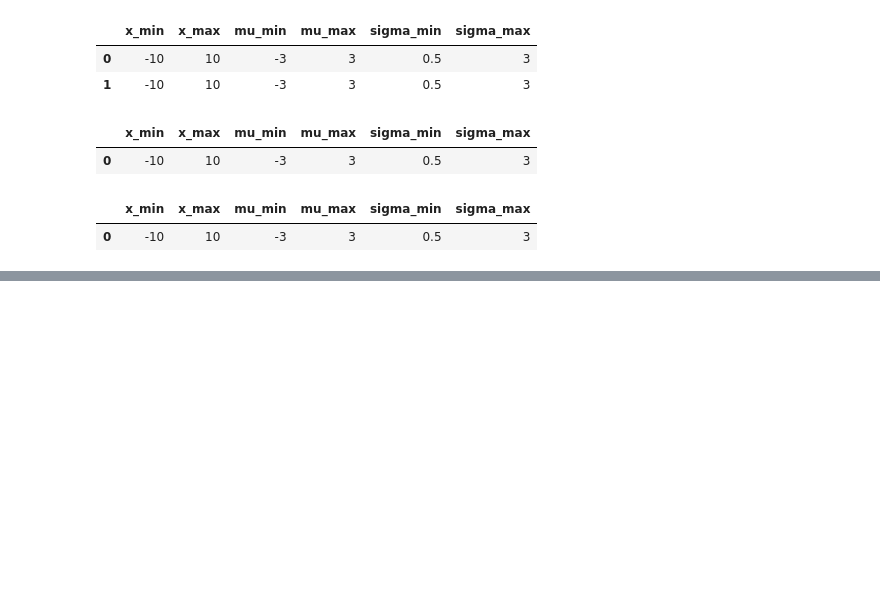
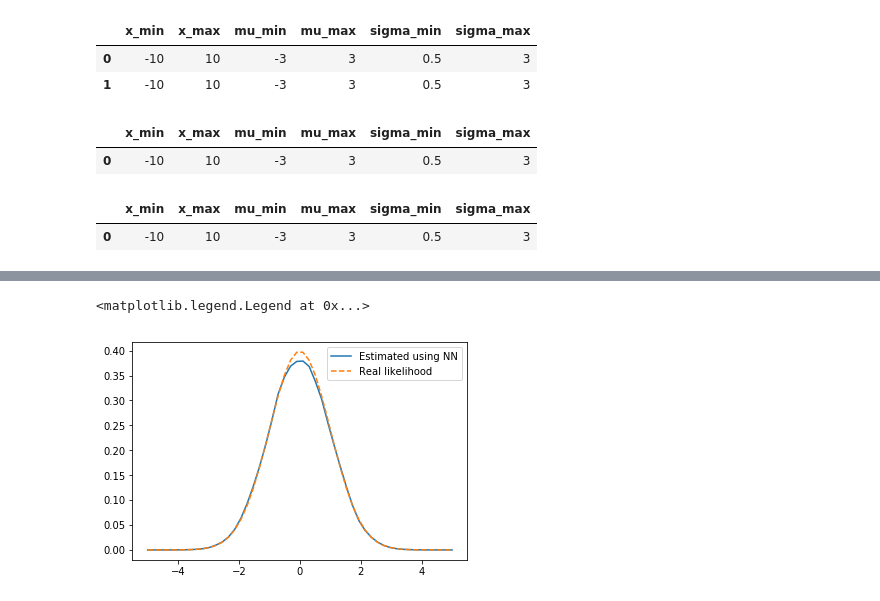
Before and after one commit to simonpeterhans/ep-param-est, a Jupyter notebook: notebooks/formatting.ipynb, the cells around one changed output, grey strips where cells are left out. Saved outputs shown, nothing was run; the diff lists cells and outputs as text; code cells hidden in the pictures; blank space fills up the shorter version.

Commit message:
Add generator function, should be ready to use.

```diff
--- a/notebooks/formatting.ipynb
+++ b/notebooks/formatting.ipynb
@@ -60,0 +334,7 @@ new_df
+# %%
+model.compile(optimizer='adam', loss='mean_squared_error')
+# %%
+batch_size = 64
+s_p_e = np.ceil(n_thetas / batch_size)
+# %%
+model.fit_generator(gen_fun(batch_size, p.grid_size), steps_per_epoch=s_p_e, epochs=p.n_epochs, shuffle=True)
@@ -60,0 +366,13 @@ new_df
+# %%
+def log_likelihood(model, theta, x_grid, x):
+    if np.abs(theta[0]) > mu_max or theta[1] < sigma_min or theta[1] > sigma_max: # TODO Adjust this accordingly.
+        return -1e9
+
+    theta = np.atleast_2d(theta)
+    likelihood_on_grid = model.predict(theta).T
+
+    points = np.atleast_2d(x_grid).T
+
+    ll = griddata(x_grid, likelihood_on_grid, x, fill_value=-1e9)
+
+    return ll
@@ -60,0 +387,12 @@ new_df
+# %%
+theta = np.array([0, 1]) # Mean 0, SD 1.
+test_grid = np.linspace(x_min, x_max, p.grid_size)
+samples = np.linspace(-5, 5)
+ll = log_likelihood(model, theta, test_grid, samples)
+
+plt.plot(samples, np.exp(ll), label='Estimated using NN')
+plt.plot(samples, ss.norm().pdf(samples), ls='--', label='Real likelihood')
+plt.legend()
+# %% [output]
+<matplotlib.legend.Legend at 0x...>
+[figure, added]
```
Also changed, not shown: parts of 15 cells of this notebook, 3 other files.
